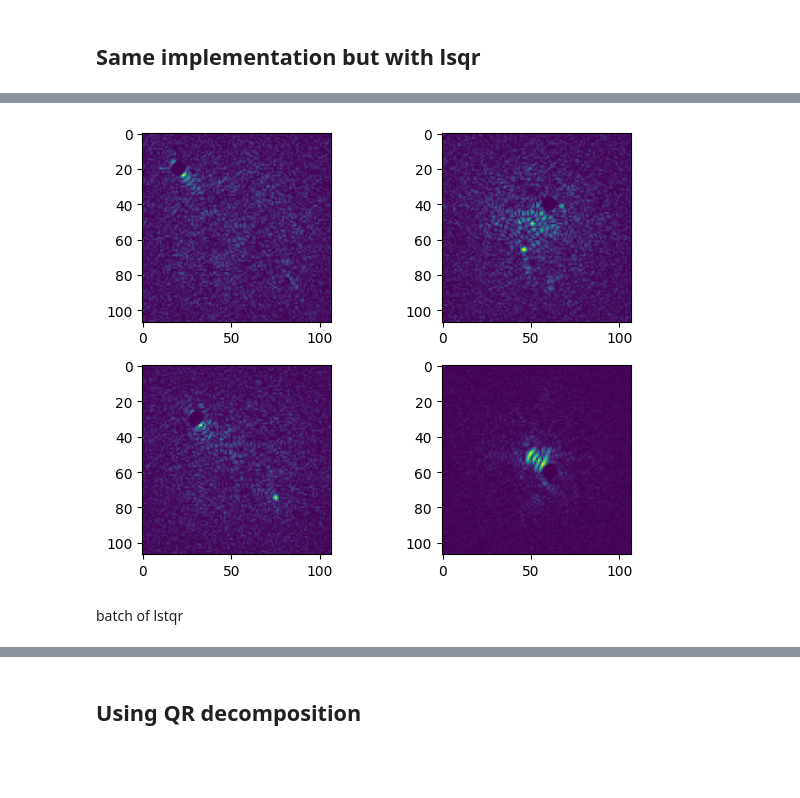
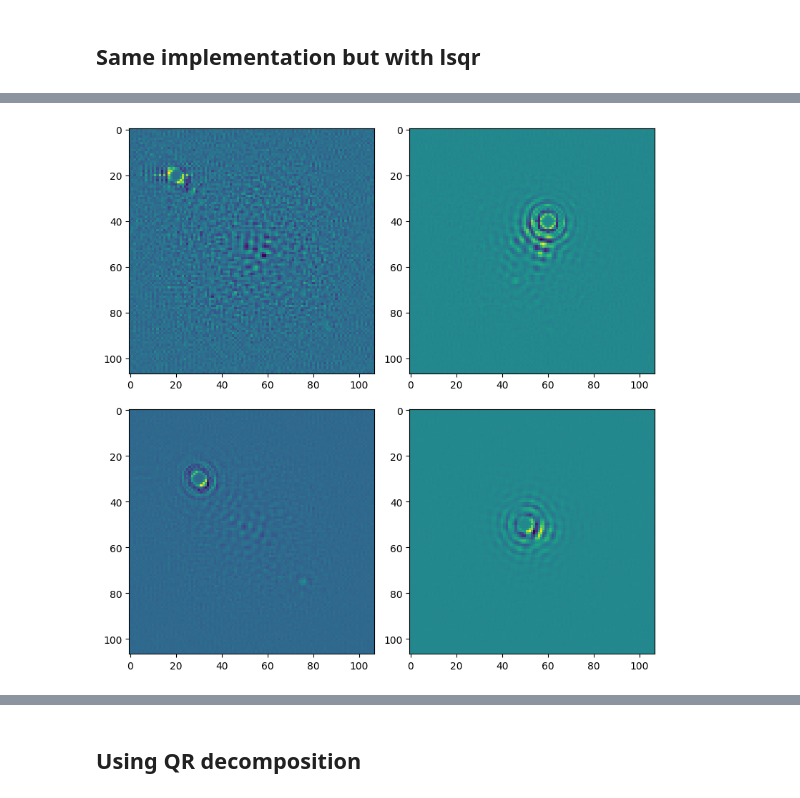
Before and after one commit to markusbonse/fours, a Jupyter notebook: notebooks/implementation/01_Test_new_math.ipynb, the cells around one changed output, grey strips where cells are left out. Drawn from its saved outputs; the diff is of its cells as text; code cells hidden in the pictures; blank space fills up the shorter version.

```diff
--- a/notebooks/implementation/01_Test_new_math.ipynb
+++ b/notebooks/implementation/01_Test_new_math.ipynb
@@ -131,0 +165,10 @@ ax2.imshow(torch.abs(beta_conv)[1])
+# %%
+X_masked = ((X_conv_square * m_torch).T * m_torch).T
+# %%
+X_masked_conv1 = F.conv2d(
+        X_masked.view(-1, 1, image_size, image_size),
+        p_torch, padding="same").view(image_size**2, image_size**2)
+# %%
+X_masked_conv2 = F.conv2d(
+    X_masked_conv1.T.view(-1, 1, image_size, image_size),
+    p_torch, padding="same").view(image_size**2, image_size**2).T
@@ -140,7 +308,7 @@ alpha=100
 X_torch = torch.from_numpy(science_data_norm).unsqueeze(1)
 p_torch = torch.from_numpy(template_norm).unsqueeze(0).unsqueeze(0)
 M_torch = torch.from_numpy(right_reason_mask)
-eye = torch.eye(image_size**2, image_size**2) * 10
+eye = torch.eye(image_size**2, image_size**2) * alpha
 
 if half_precision:
     X_torch = X_torch.float()
@@ -181,10 +349,10 @@ for x, y in tqdm(positions):
 
 # Convolve the results
 betas_conv = torch.stack(betas).cpu().reshape(
-    len(betas), 1, image_size, image_size).to(rank)
+    len(betas), 1, image_size, image_size)#.to(rank)
 
 beta_conv = F.conv2d(
-    betas_conv, p_torch, padding="same")
+    betas_conv, p_torch.cpu(), padding="same")
 
 #beta_conv = betas_conv
 
@@ -192,18 +377,17 @@ beta_conv = beta_conv.squeeze().cpu()
 # %%
+plt.figure(figsize=(8,8))
 ax1 = plt.subplot(2, 2, 1)
-ax1.imshow(torch.abs(beta_conv)[0])
+ax1.imshow(beta_conv[0])
 
 ax2 = plt.subplot(2, 2, 2)
-ax2.imshow(torch.abs(beta_conv[1]))
+ax2.imshow(beta_conv[1])
 
 ax2 = plt.subplot(2, 2, 3)
-ax2.imshow(torch.abs(beta_conv[2]))
+ax2.imshow(beta_conv[2])
 
 ax2 = plt.subplot(2, 2, 4)
-ax2.imshow(torch.abs(beta_conv[3]))
+ax2.imshow(beta_conv[3])
 
 plt.tight_layout()
 # %% [output]
-[figure, old version]
+[figure, new version]
-# %% [markdown]
-batch of lstqr
```
Also changed, not shown: parts of 20 cells of this notebook, 3 other files.
